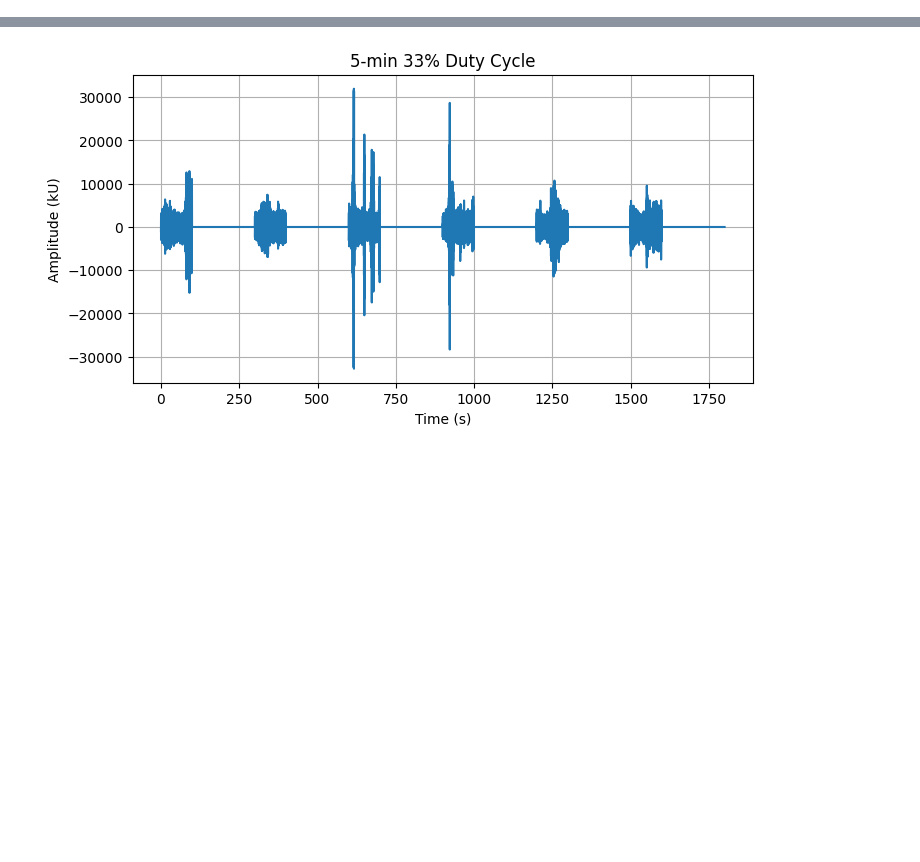
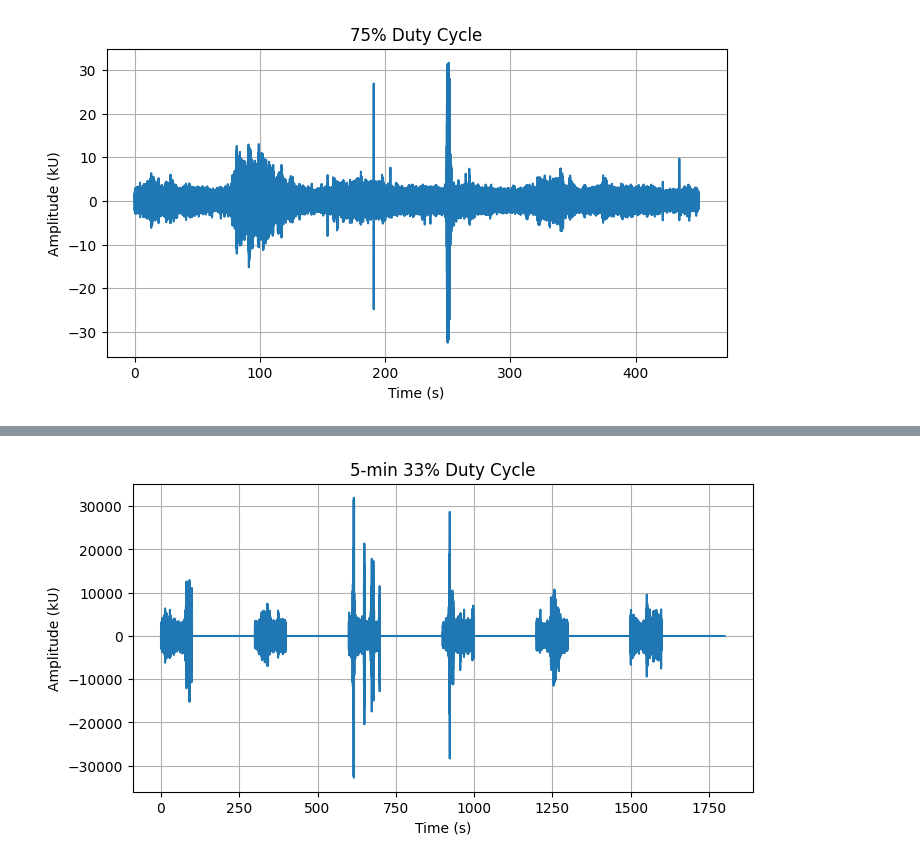
Before and after one commit to ctuguinay/bat-detector-msds, a Jupyter notebook: notebooks/subsample.ipynb, the cells around one changed output, grey strips where cells are left out. Cells and saved outputs as stored; diff of their text form; code cells hidden in the pictures; blank space fills up the shorter version.

```diff
--- a/notebooks/subsample.ipynb
+++ b/notebooks/subsample.ipynb
@@ -40,9 +42,11 @@ import time
 # %%
-# plt.figure(figsize=(8, 4))
-# plt.title("75% Duty Cycle")
-# plt.plot(s2/fs, audio2/1000)
-# plt.ylabel("Amplitude (kU)")
-# plt.xlabel("Time (s)")
-# plt.grid(which="both")
-# plt.show()
+plt.figure(figsize=(8, 4))
+plt.title("75% Duty Cycle")
+plt.plot(s2/fs, audio2/1000)
+plt.ylabel("Amplitude (kU)")
+plt.xlabel("Time (s)")
+plt.grid(which="both")
+plt.show()
+# %% [output]
+[figure, added]
 # %%
```
Also changed, not shown: parts of 10 cells of this notebook.
